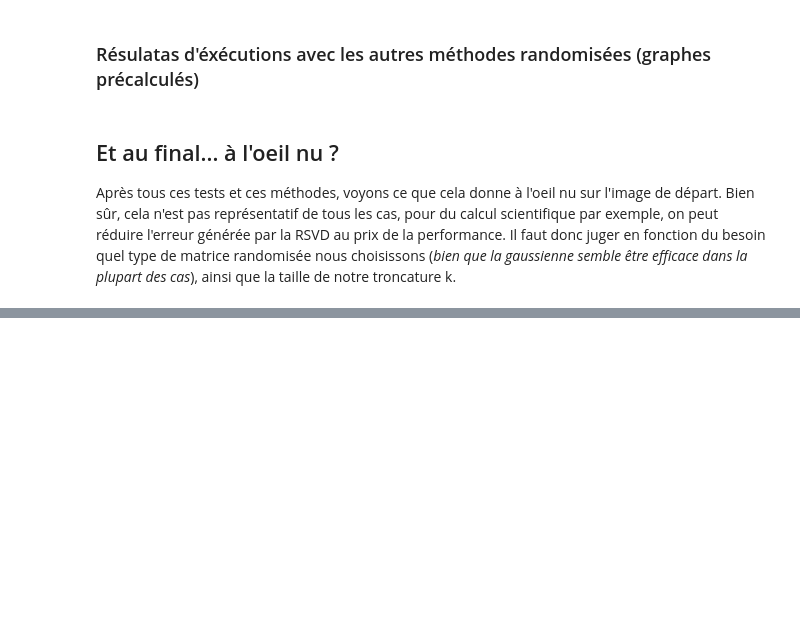
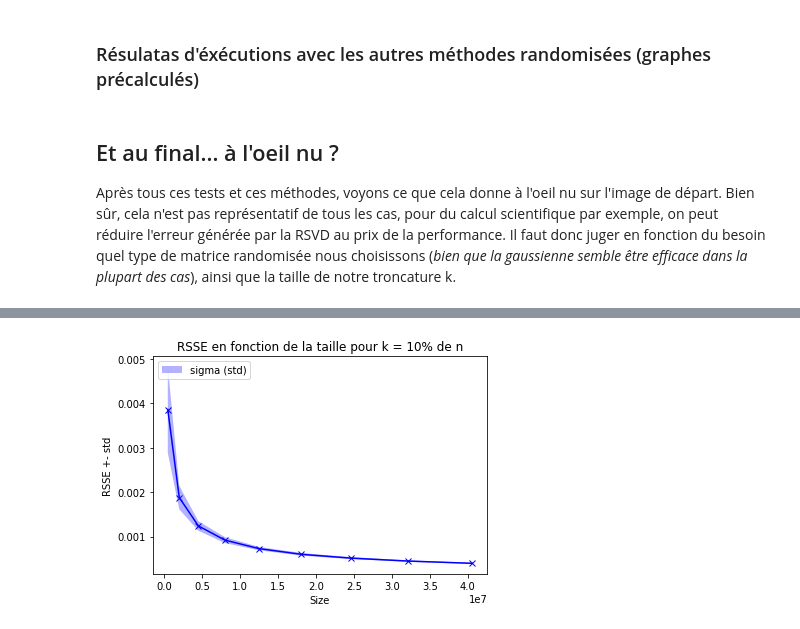
Before and after one commit to Aympab/randomized-svd, a Jupyter notebook: main.ipynb, the cells around one changed output, grey strips where cells are left out. Saved outputs shown, nothing was run; the diff lists cells and outputs as text; code cells hidden in the pictures; blank space fills up the shorter version.

```diff
--- a/main.ipynb
+++ b/main.ipynb
@@ -288,0 +340,29 @@ Voici la matrice de covariance que nous avons obtenue :
+# %%
+#read data.csv
+data_csv = pd.read_csv(r'./data.csv', header=None, skiprows=[0])
+tab = np.array(data_csv)
+
+#on récupère les colonnes qui nous intéressent
+sizes = tab.T[0][1:]
+means = tab.T[3][1:]
+stds = tab.T[4][1:]
+
+#on moyenne sur la taille pour connaitre l'erreur moyenne par composantes
+means = means/sizes
+stds = stds/sizes
+
+# print(sizes)
+# print(means)
+# print(stds)
+#plot graph
+#compute covariance matrix
+plt.plot(sizes, means, 'bx-')
+plt.fill_between(sizes, means - stds, means + stds, facecolor='blue', alpha=0.3,
+                label='sigma (std)')
+plt.legend(loc='upper left')
+plt.title("RSSE en fonction de la taille pour k = 10% de n")
+plt.ylabel("RSSE +- std")
+plt.xlabel("Size")
+plt.show()
+# %% [output]
+[figure, added]
```
Also changed, not shown: parts of 13 cells of this notebook, 5 other files.
